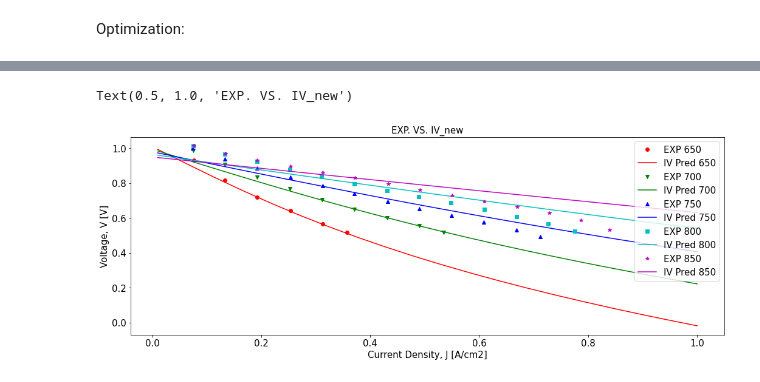
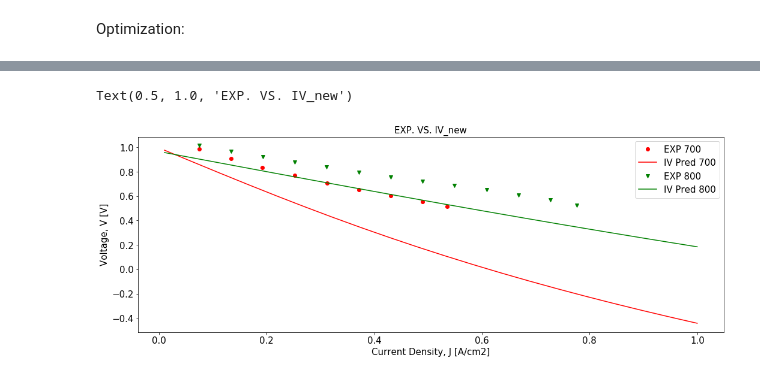
Before and after one commit to NGFC-Lib/NGFC-Lib, a Jupyter notebook: jupyter/Python_IV_Curve/Resources_More/IV_New_optimization.ipynb, the cells around one changed output, grey strips where cells are left out. Saved outputs shown, nothing was run; the diff lists cells and outputs as text; code cells hidden in the pictures.

```diff
--- a/jupyter/Python_IV_Curve/Resources_More/IV_New_optimization.ipynb
+++ b/jupyter/Python_IV_Curve/Resources_More/IV_New_optimization.ipynb
@@ -784,14 +785,17 @@ def objective_function(param_guess):
                                                     param_guess[0],param_guess[1],param_guess[2],
                                                        True,de_a,ne_a,alpha_a,de_c,ne_c,alpha_c)
 
-    error = np.zeros(len(y_exp))
-    for i in range(len(y_exp)):
+    #error = np.zeros(len(y_exp))
 
-        error[i] = abs((y_exp[i] - y_model[i])/y_model[i])
+    #for i in range(len(y_exp)):
 
-    sum_error = np.sum(error)
+    rmse = mean_squared_error(y_exp, y_model, squared=False)
 
-    return sum_error
+        #error[i] = abs((y_exp[i] - y_model[i])/y_model[i])
+
+    #sum_error = np.sum(rmse)
+
+    return rmse
 # %%
 objective_function(param_guess)
 # %% [output]
@@ -806,37 +825,37 @@ array([1.57205032e-01, 5.63899998e+03, 7.96160000e+04])
 
 Jlist=np.linspace(0.01, 1, num=20)   #Current density, unit [A/cm2]
 V_pred = np.zeros(20)
-Tlist = [650, 700, 750, 800, 850]
-markerlist = ['o', 'v', '^', 's', '*']
-colorlist = ['r', 'g', 'b', 'c', 'm']
+Tlist = [700, 800]
+markerlist = ['o', 'v']
+colorlist = ['r', 'g']
 
 plt.figure(figsize=(17.5,6))
 
 for i in range(len(Tlist)):
     oT = Tlist[i]+273.15
     fT = oT
 
     # plot exp data
     filename = './Resources_More/ExperimentalData/'+str(Tlist[i])+'.csv'
     data = np.loadtxt(open(filename, "rb"), delimiter=",", skiprows=1)
     plt.plot(data[:,0], data[:,1], colorlist[i]+markerlist[i], label = 'EXP '+str(Tlist[i]))
 
     # plot pred data
     for j in range(20):
         V_pred[j], Voc, Ohmic, BV, Cath, Anode = IV_new(oT,fT,Jlist[j],pO2air,pN2air,pH2,pH2O,pCO,pCO2,pCH4,pN2,pSys,
                                                         result.x[0],result.x[1],result.x[2],
                                                         True,de_a,ne_a,alpha_a,de_c,ne_c,alpha_c)
     plt.plot(Jlist, V_pred, colorlist[i]+'-', label = 'IV Pred '+str(Tlist[i]))
 
 plt.xticks(fontsize=15)
 plt.yticks(fontsize=15)
 plt.legend(loc='upper right', fontsize=15)
 ymin, ymax = plt.ylim()
 plt.ylim(ymin-(ymax-ymin)*0.0, ymax+(ymax-ymin)*0.0)
 plt.xlabel('Current Density, J [A/cm2]', fontsize = 15)
 plt.ylabel('Voltage, V [V]', fontsize = 15)
 plt.title('EXP. VS. IV_new', fontsize = 15)
 # %% [output]
 Text(0.5, 1.0, 'EXP. VS. IV_new')
-[figure, old version]
+[figure, new version]
 # %%
```
Also changed, not shown: parts of 6 cells of this notebook.
